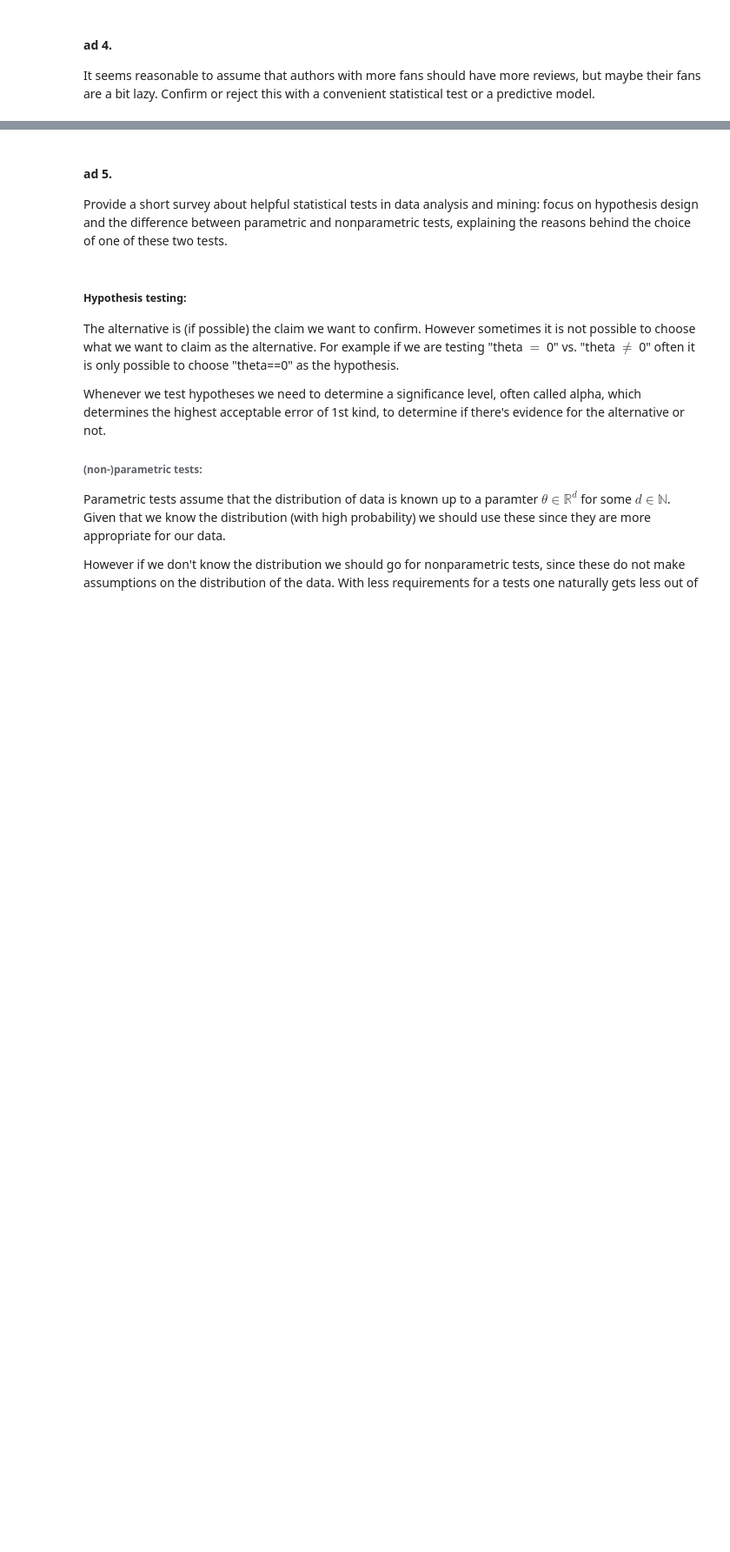
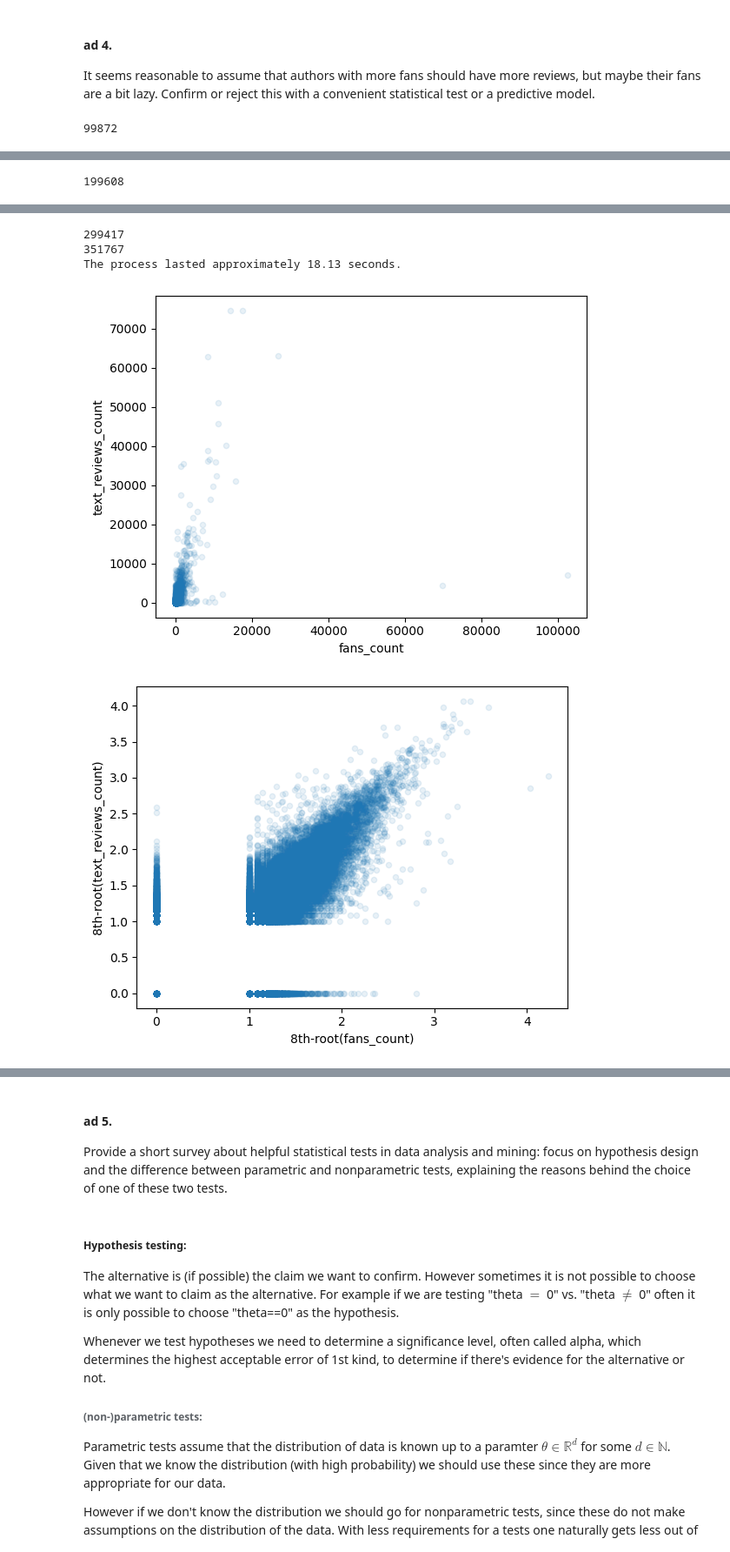
Before and after one commit to desterote753/ADM-HW2-Group3, a Jupyter notebook: rq8.ipynb, the cells around one changed output, grey strips where cells are left out. Shown at 87% size. Saved outputs shown, nothing was run; the diff lists cells and outputs as text; code cells hidden in the pictures; blank space fills up the shorter version.

```diff
--- a/rq8.ipynb
+++ b/rq8.ipynb
@@ -10,0 +265,17 @@ data_path = ["drive", "Othercomputers", "Mein_Laptop", "hw01_lighter_updated"]
+# %%
+worst_books_of_all_time = list_df[list_df['title']=="The Worst Books of All Time"]["books"]
+if len(worst_books_of_all_time) == 1:
+    worst_books_of_all_time = worst_books_of_all_time[0]
+else:
+    if len(worst_books_of_all_time) < 1:
+        warnings.warn("Less than one entry")
+        # raise Exception("invalid data")
+    if len(worst_books_of_all_time) > 1:
+        warnings.warn("More  than 1 entry")
+
+# assessing the book_ids and deleting duplicates
+worst_book_ids_of_all_time = [ entry['book_id'] for entry in worst_books_of_all_time ] # assessing the book_ids
+if len(worst_book_ids_of_all_time) > len(set(worst_book_ids_of_all_time)):
+    worst_book_ids_of_all_time = list(set(worst_book_ids_of_all_time)) # to eliminate duplicates. We checked there are no duplicates.
+
+worst_book_ids_of_all_time
@@ -23,3 +434,6 @@ Can you demonstrate that readers usually rate the longest books as the worst?
+# %%
+# declaring data paths
+data_path = ["drive", "Othercomputers", "Mein_Laptop", "hw01_lighter_updated"]
 # %%
 
 books_df = None
@@ -73,8 +560,8 @@ After removing the books where no language is given we group the books by englis
 We have found the following languages:
 # %%
 processed_rows = 0
-chunksize = 2*10**5
-nrows = None
+chunksize = 10**4
+nrows = 2*10**4 # we ran this on the total dataset but won't run it there again. It needs to much time.
 languages_set = set()
 chunks = pd.read_json(os.path.join(*data_path, 'lighter_books' + '.json'), lines=True, chunksize=chunksize, nrows=nrows, dtype={'num_pages':'numeric', 'average_rating':'numeric'})
 for chunk in chunks:
@@ -102,9 +585,11 @@ no_languages = {'',
 # %%
 books_df = None
 processed_rows = 0
-chunksize = 2*10**3
-nrows = 4*10**3
+chunksize = 10**5
+nrows = None
 flag = True
+
+start = perf_counter()
 chunks = pd.read_json(os.path.join(*data_path, 'lighter_books' + '.json'), lines=True, chunksize=chunksize, nrows=nrows, dtype={'num_pages':'numeric', 'average_rating':'numeric'})
 for chunk in chunks:
     processed_rows += len(chunk)
@@ -124,4 +609,7 @@ for chunk in chunks:
 
 grouped_series = books_df.groupby('en')['average_rating'].apply(list)
 grouped_df = pd.DataFrame(grouped_series)
+end = perf_counter()
+duration = end - start
+print('The process lasted approximately', '{:.2f}'.format(duration), "seconds.")
 grouped_df
@@ -184,9 +741,11 @@ It seems reasonable to assume that authors with more fans should have more revie
 books_df = None # to hopefully free some memory
 authors_df = None
 processed_rows = 0
-chunksize = 2*10**3
-nrows = 4*10**3
+chunksize = 10**5
+nrows = None # 4*10**3
 flag = True
+
+start = perf_counter()
 chunks = pd.read_json(os.path.join(*data_path, 'lighter_authors' + '.json'), lines=True, chunksize=chunksize, nrows=nrows, dtype={'num_pages':'numeric', 'average_rating':'numeric'})
 for chunk in chunks:
     processed_rows += len(chunk)
@@ -219,3 +778,8 @@ model_set = authors_df[['fans_count','text_reviews_count']]
 model = LinearRegression()
 model.fit(model_set[['fans_count']], model_set['text_reviews_count'])
 score = model.score(model_set[['fans_count']], model_set['text_reviews_count'])
+end = perf_counter()
+duration = end - start
+print('The process lasted approximately', '{:.2f}'.format(duration), "seconds.")
+# %% [output]
+99872
@@ -221,0 +806 @@ score = model.score(model_set[['fans_count']], model_set['text_reviews_count'])
+199608
@@ -222,3 +827,8 @@ score = model.score(model_set[['fans_count']], model_set['text_reviews_count'])
+299417
+351767
+The process lasted approximately 18.13 seconds.
+[figure, added]
+[figure, added]
 # %%
 print('We consider the rooted dataset:')
 print('slope is', model.coef_[0])
```
Also changed, not shown: parts of 36 cells of this notebook.
